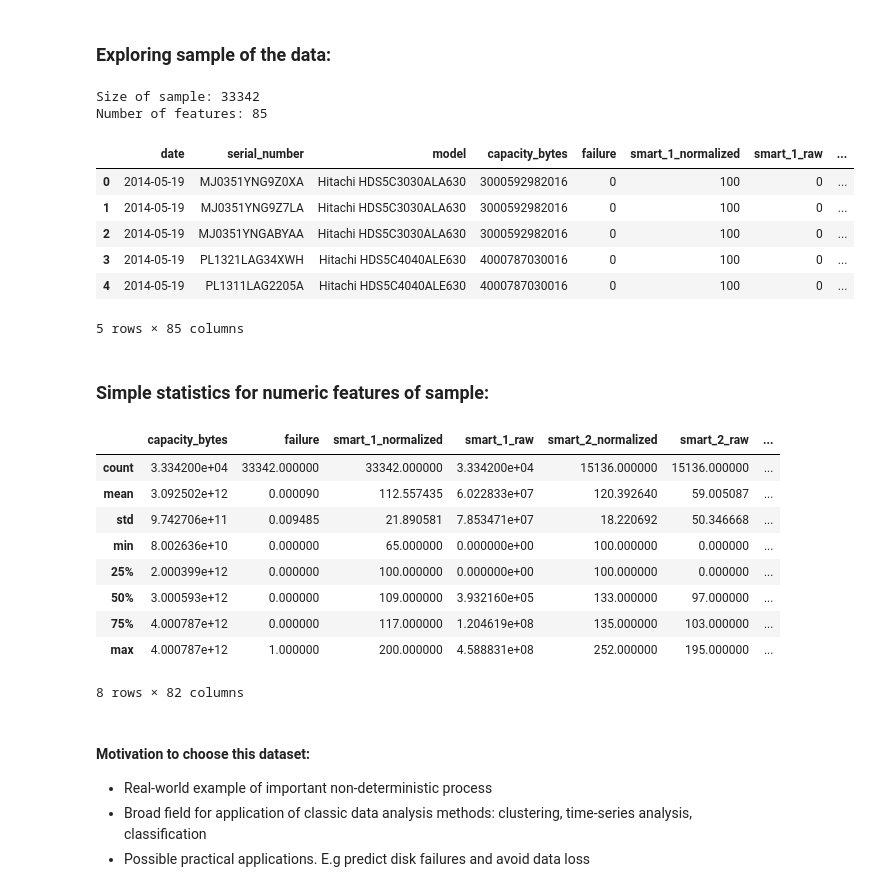
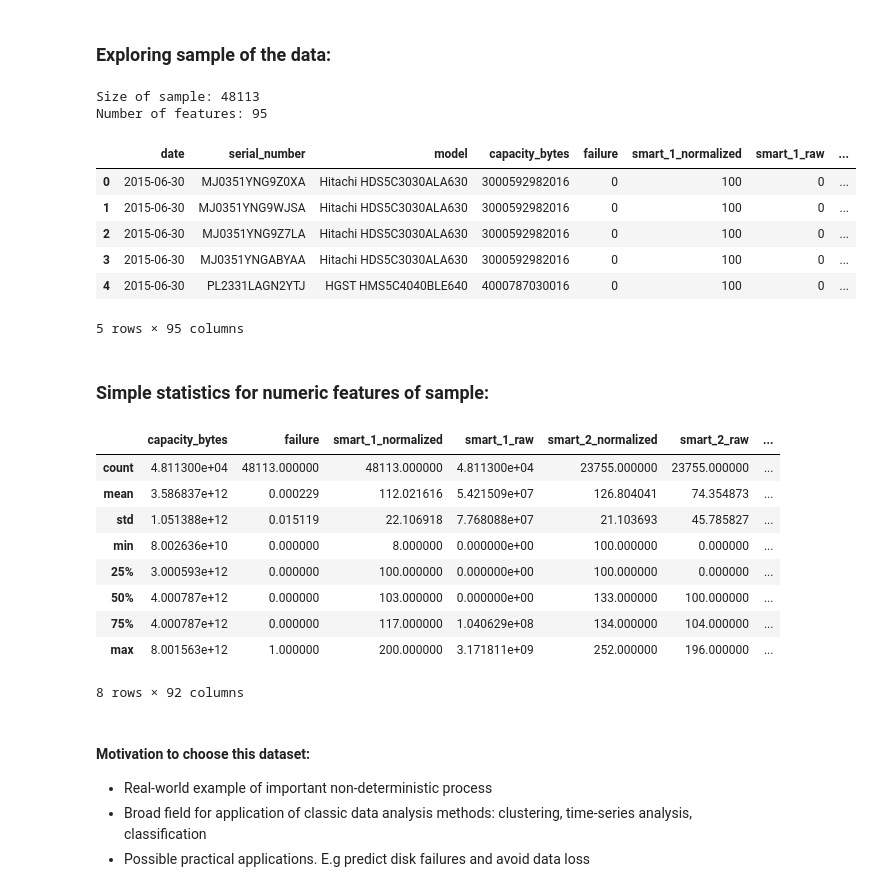
Before and after one commit to IIoTeP9HuY/Data_Analysis_and_Data_Mining_Class, a Jupyter notebook: Overview.ipynb, the cells around one changed output. Saved outputs shown, nothing was run; the diff lists cells and outputs as text; code cells hidden in the pictures.

Commit message:
Change sample dataset. Run simple experiments

```diff
--- a/Overview.ipynb
+++ b/Overview.ipynb
@@ -12,37 +12,37 @@ Populating the interactive namespace from numpy and matplotlib
 # %% [markdown]
 ### Exploring sample of the data:
 # %%
-sample = pd.read_csv("2014/2014-05-19.csv")
+sample = pd.read_csv("data/2015-06-30.csv")
 
 print("Size of sample: {}".format(len(sample)))
 print("Number of features: {}".format(len(sample.columns)))
 
 sample.head()
 # %% [output]
-Size of sample: 33342
-Number of features: 85
+Size of sample: 48113
+Number of features: 95
 |  | date | serial_number | model | capacity_bytes | failure | smart_1_normalized | smart_1_raw | ... |
-| 0 | 2014-05-19 | MJ0351YNG9Z0XA | Hitachi HDS5C3030ALA630 | 3000592982016 | 0 | 100 | 0 | ... |
-| 1 | 2014-05-19 | MJ0351YNG9Z7LA | Hitachi HDS5C3030ALA630 | 3000592982016 | 0 | 100 | 0 | ... |
-| 2 | 2014-05-19 | MJ0351YNGABYAA | Hitachi HDS5C3030ALA630 | 3000592982016 | 0 | 100 | 0 | ... |
-| 3 | 2014-05-19 | PL1321LAG34XWH | Hitachi HDS5C4040ALE630 | 4000787030016 | 0 | 100 | 0 | ... |
-| 4 | 2014-05-19 | PL1311LAG2205A | Hitachi HDS5C4040ALE630 | 4000787030016 | 0 | 100 | 0 | ... |
+| 0 | 2015-06-30 | MJ0351YNG9Z0XA | Hitachi HDS5C3030ALA630 | 3000592982016 | 0 | 100 | 0 | ... |
+| 1 | 2015-06-30 | MJ0351YNG9WJSA | Hitachi HDS5C3030ALA630 | 3000592982016 | 0 | 100 | 0 | ... |
+| 2 | 2015-06-30 | MJ0351YNG9Z7LA | Hitachi HDS5C3030ALA630 | 3000592982016 | 0 | 100 | 0 | ... |
+| 3 | 2015-06-30 | MJ0351YNGABYAA | Hitachi HDS5C3030ALA630 | 3000592982016 | 0 | 100 | 0 | ... |
+| 4 | 2015-06-30 | PL2331LAGN2YTJ | HGST HMS5C4040BLE640 | 4000787030016 | 0 | 100 | 0 | ... |
-5 rows × 85 columns
+5 rows × 95 columns
 # %% [markdown]
 ### Simple statistics for numeric features of sample:
 # %%
 sample.describe()
 # %% [output]
 |  | capacity_bytes | failure | smart_1_normalized | smart_1_raw | smart_2_normalized | smart_2_raw | ... |
-| count | 3.334200e+04 | 33342.000000 | 33342.000000 | 3.334200e+04 | 15136.000000 | 15136.000000 | ... |
-| mean | 3.092502e+12 | 0.000090 | 112.557435 | 6.022833e+07 | 120.392640 | 59.005087 | ... |
-| std | 9.742706e+11 | 0.009485 | 21.890581 | 7.853471e+07 | 18.220692 | 50.346668 | ... |
-| min | 8.002636e+10 | 0.000000 | 65.000000 | 0.000000e+00 | 100.000000 | 0.000000 | ... |
-| 25% | 2.000399e+12 | 0.000000 | 100.000000 | 0.000000e+00 | 100.000000 | 0.000000 | ... |
-| 50% | 3.000593e+12 | 0.000000 | 109.000000 | 3.932160e+05 | 133.000000 | 97.000000 | ... |
-| 75% | 4.000787e+12 | 0.000000 | 117.000000 | 1.204619e+08 | 135.000000 | 103.000000 | ... |
-| max | 4.000787e+12 | 1.000000 | 200.000000 | 4.588831e+08 | 252.000000 | 195.000000 | ... |
+| count | 4.811300e+04 | 48113.000000 | 48113.000000 | 4.811300e+04 | 23755.000000 | 23755.000000 | ... |
+| mean | 3.586837e+12 | 0.000229 | 112.021616 | 5.421509e+07 | 126.804041 | 74.354873 | ... |
+| std | 1.051388e+12 | 0.015119 | 22.106918 | 7.768088e+07 | 21.103693 | 45.785827 | ... |
+| min | 8.002636e+10 | 0.000000 | 8.000000 | 0.000000e+00 | 100.000000 | 0.000000 | ... |
+| 25% | 3.000593e+12 | 0.000000 | 100.000000 | 0.000000e+00 | 100.000000 | 0.000000 | ... |
+| 50% | 4.000787e+12 | 0.000000 | 103.000000 | 0.000000e+00 | 133.000000 | 100.000000 | ... |
+| 75% | 4.000787e+12 | 0.000000 | 117.000000 | 1.040629e+08 | 134.000000 | 104.000000 | ... |
+| max | 8.001563e+12 | 1.000000 | 200.000000 | 3.171811e+09 | 252.000000 | 196.000000 | ... |
-8 rows × 82 columns
+8 rows × 92 columns
 # %% [markdown]
 #### Motivation to choose this dataset:
 - Real-world example of important non-deterministic process
```
Also changed, not shown: parts of 10 cells of this notebook, 1 other file.
